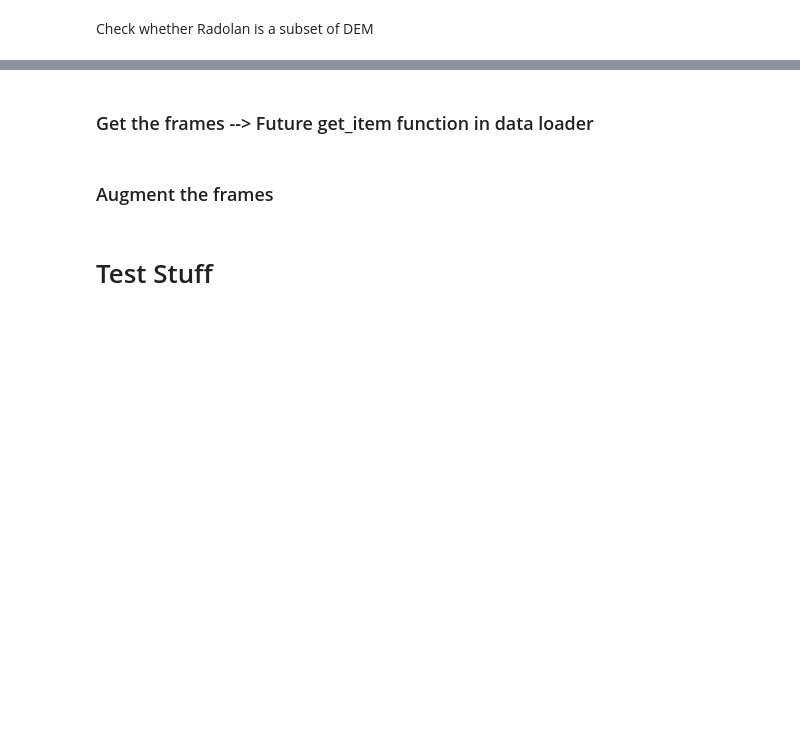
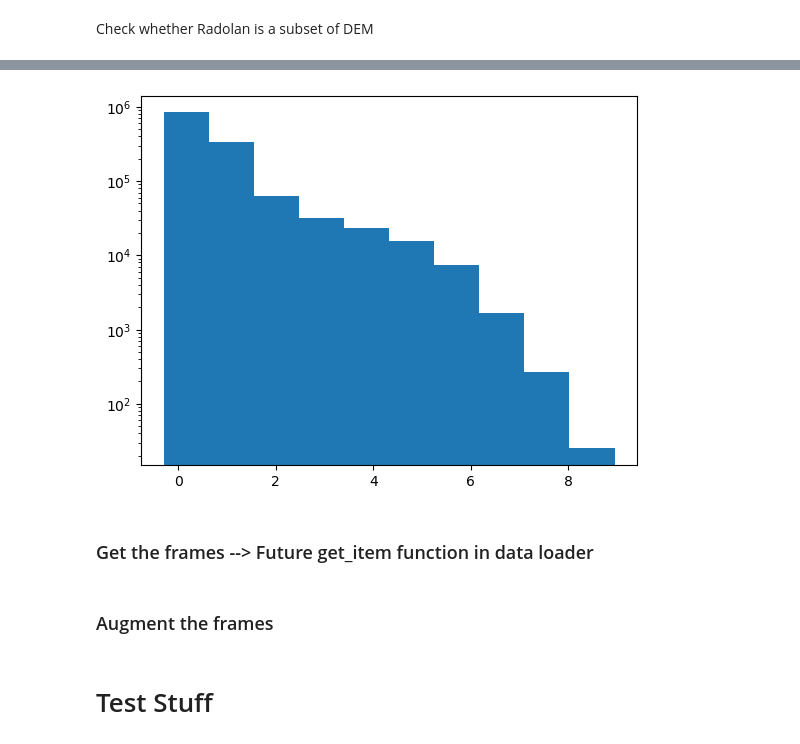
Before and after one commit to Osrip/deep_learn_rain_nowcasting, a Jupyter notebook: notebooks/new_filtering_data_scraper_cleaned_FINAL_VER.ipynb, the cells around one changed output, grey strips where cells are left out. Drawn from its saved outputs; the diff is of its cells as text; code cells hidden in the pictures; blank space fills up the shorter version.

```diff
--- a/notebooks/new_filtering_data_scraper_cleaned_FINAL_VER.ipynb
+++ b/notebooks/new_filtering_data_scraper_cleaned_FINAL_VER.ipynb
@@ -396,3 +417,9 @@ print('Radolan is within the bounds of DEM')
+# %%
+plt.hist(dem_normed.flatten())
+plt.yscale('log')
+plt.show()
+# %% [output]
+[figure, added]
 # %% [markdown]
 ### Get the frames --> Future get_item function in data loader
 # %%
```
Also changed, not shown: parts of 6 cells of this notebook, 3 other files.
